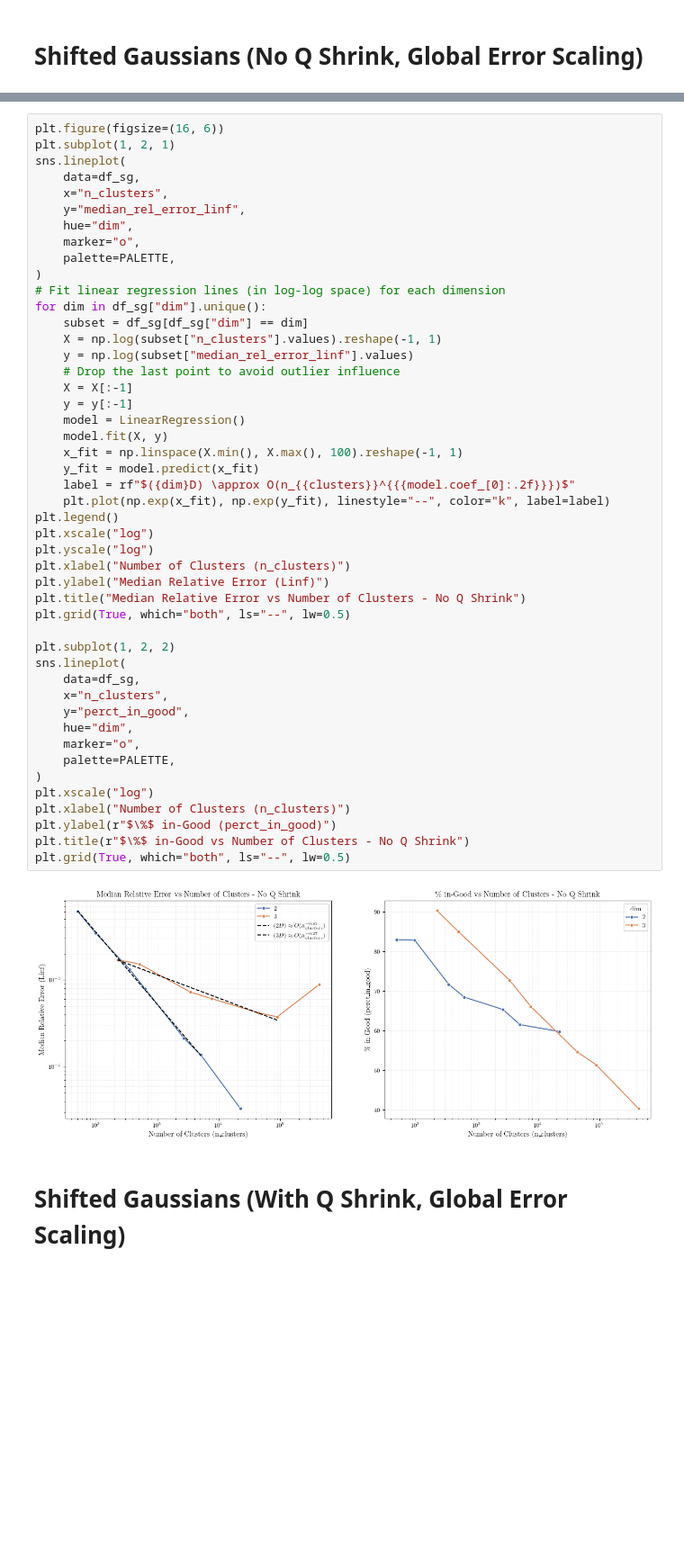
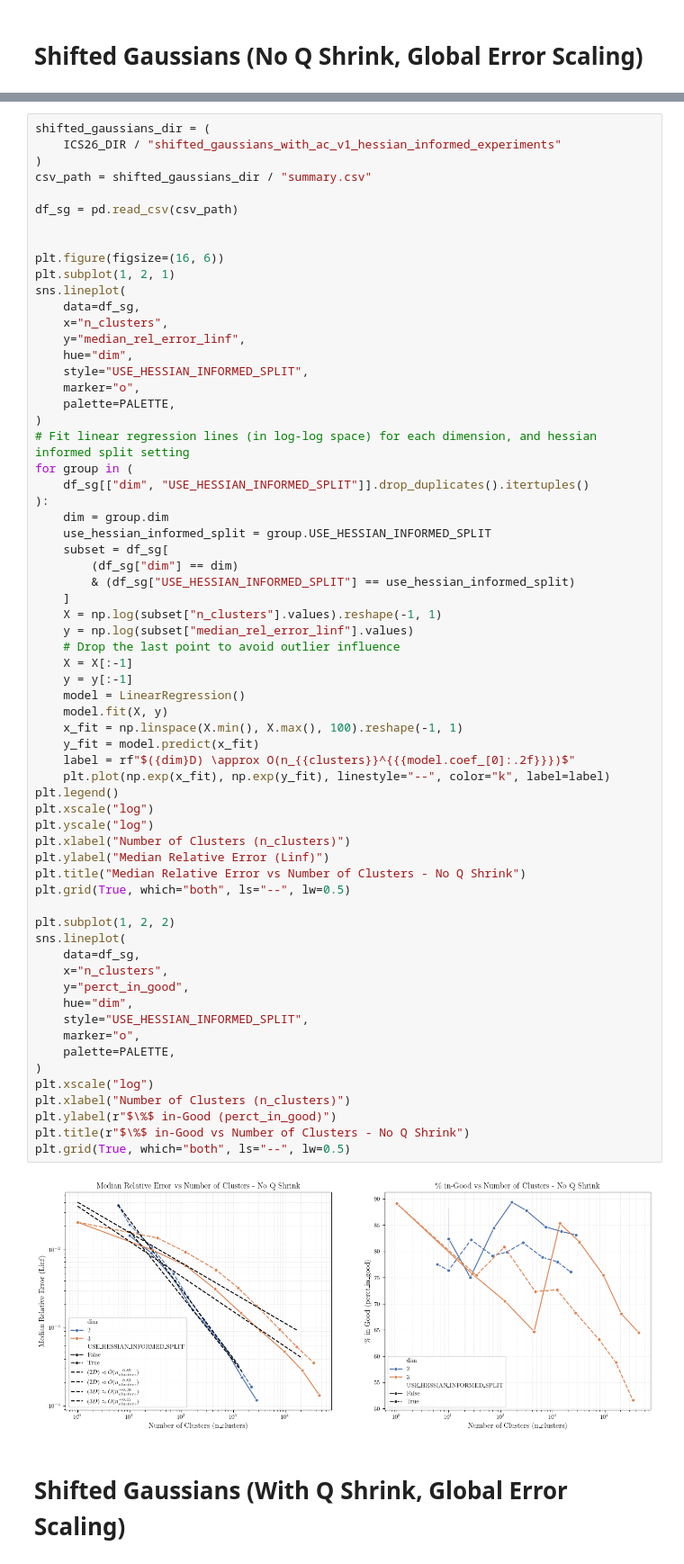
Before and after one commit to ut-padas/affini, a Jupyter notebook: ics26_gaussian_eda.ipynb, the cells around one changed output, grey strips where cells are left out. Shown at 90% size. Cells and saved outputs as stored; diff of their text form; blank space fills up the shorter version.

```diff
--- a/ics26_gaussian_eda.ipynb
+++ b/ics26_gaussian_eda.ipynb
@@ -53,4 +139,12 @@ df_sg = pd.read_csv(csv_path)
 # %%
+shifted_gaussians_dir = (
+    ICS26_DIR / "shifted_gaussians_with_ac_v1_hessian_informed_experiments"
+)
+csv_path = shifted_gaussians_dir / "summary.csv"
+
+df_sg = pd.read_csv(csv_path)
+
+
 plt.figure(figsize=(16, 6))
 plt.subplot(1, 2, 1)
 sns.lineplot(
@@ -58,12 +152,20 @@ sns.lineplot(
     x="n_clusters",
     y="median_rel_error_linf",
     hue="dim",
+    style="USE_HESSIAN_INFORMED_SPLIT",
     marker="o",
     palette=PALETTE,
 )
-# Fit linear regression lines (in log-log space) for each dimension
-for dim in df_sg["dim"].unique():
-    subset = df_sg[df_sg["dim"] == dim]
+# Fit linear regression lines (in log-log space) for each dimension, and hessian informed split setting
+for group in (
+    df_sg[["dim", "USE_HESSIAN_INFORMED_SPLIT"]].drop_duplicates().itertuples()
+):
+    dim = group.dim
+    use_hessian_informed_split = group.USE_HESSIAN_INFORMED_SPLIT
+    subset = df_sg[
+        (df_sg["dim"] == dim)
+        & (df_sg["USE_HESSIAN_INFORMED_SPLIT"] == use_hessian_informed_split)
+    ]
     X = np.log(subset["n_clusters"].values).reshape(-1, 1)
     y = np.log(subset["median_rel_error_linf"].values)
     # Drop the last point to avoid outlier influence
@@ -71,34 +173,35 @@ for dim in df_sg["dim"].unique():
     y = y[:-1]
     model = LinearRegression()
     model.fit(X, y)
     x_fit = np.linspace(X.min(), X.max(), 100).reshape(-1, 1)
     y_fit = model.predict(x_fit)
     label = rf"$({dim}D) \approx O(n_{{clusters}}^{{{model.coef_[0]:.2f}}})$"
     plt.plot(np.exp(x_fit), np.exp(y_fit), linestyle="--", color="k", label=label)
 plt.legend()
 plt.xscale("log")
 plt.yscale("log")
 plt.xlabel("Number of Clusters (n_clusters)")
 plt.ylabel("Median Relative Error (Linf)")
 plt.title("Median Relative Error vs Number of Clusters - No Q Shrink")
 plt.grid(True, which="both", ls="--", lw=0.5)
 
 plt.subplot(1, 2, 2)
 sns.lineplot(
     data=df_sg,
     x="n_clusters",
     y="perct_in_good",
     hue="dim",
+    style="USE_HESSIAN_INFORMED_SPLIT",
     marker="o",
     palette=PALETTE,
 )
 plt.xscale("log")
 plt.xlabel("Number of Clusters (n_clusters)")
 plt.ylabel(r"$\%$ in-Good (perct_in_good)")
 plt.title(r"$\%$ in-Good vs Number of Clusters - No Q Shrink")
 plt.grid(True, which="both", ls="--", lw=0.5)
 # %% [output]
-[figure, old version]
+[figure, new version]
 # %% [markdown]
 # Shifted Gaussians (With Q Shrink, Global Error Scaling)
 # %%
```
Also changed, not shown: parts of 5 cells of this notebook, 2 other files.
